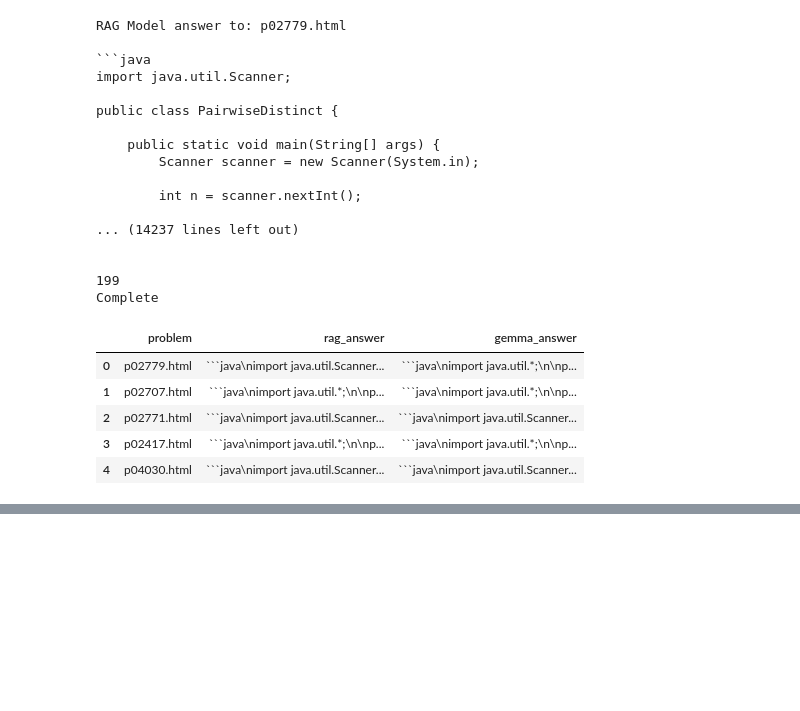
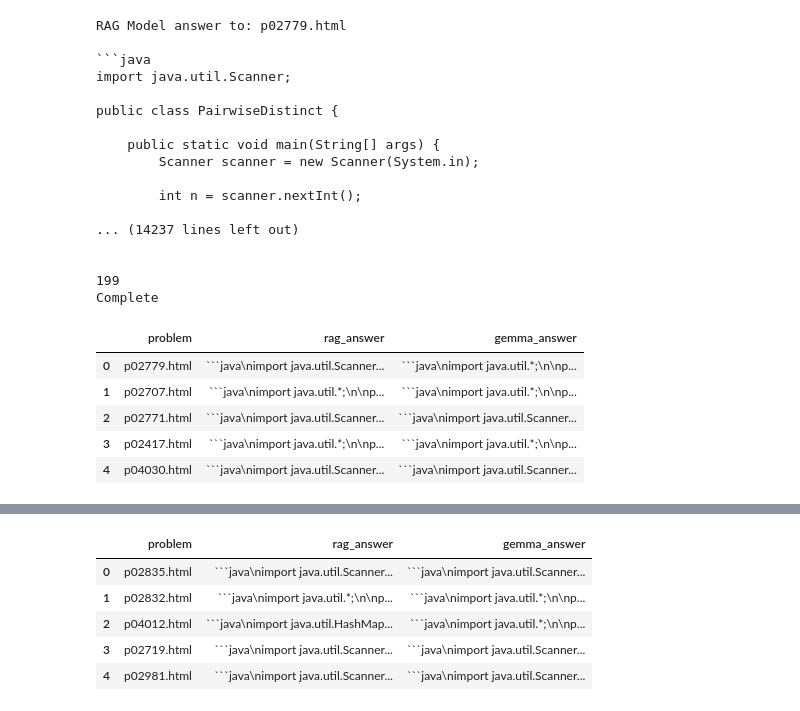
Before and after one commit to goakhill/augmented-llm-coder, a Jupyter notebook: QA_CodeNet250_gemma.ipynb, the cells around one changed output, grey strips where cells are left out. Drawn from its saved outputs; the diff is of its cells as text; code cells hidden in the pictures; blank space fills up the shorter version.

Commit message:
Answered 50 more questions

````diff
--- a/QA_CodeNet200_gemma.ipynb
+++ b/QA_CodeNet250_gemma.ipynb
@@ -161,14 +165,3 @@ qa_java200.head()
 | 4 | p04030.html | ```java\nimport java.util.Scanner... | ```java\nimport java.util.Scanner... |
 # %%
 qa_java200.to_csv("qa_java200.csv")
-# %%
-codellama_answers = []
-i = 0
-for problem in Java200["id"]:
-    question = Java200["desc"][i]
-    clm_a = codellama_chain.invoke(question)
-    print("Codellama answer to: " + problem + "\n\n" + clm_a + "\n\n")
-    codellama_answers.append(clm_a)
-    print(i)
-    print("Complete \n")
-    i+=1
@@ -174,0 +170,16 @@ for problem in Java200["id"]:
+# %%
+Java50 = Java250.iloc[200:250].reset_index(drop=True)
+# %%
+rag_answers = []
+gemma_answers = []
+i = 0
+for i, problem in enumerate(Java50["id"]):
+    question = Java50["desc"][i]
+    rag_a = rag_chain.invoke(question)
+    print("RAG Model answer to: " + problem + "\n\n" + rag_a + "\n\n")
+    gm_a = gemma_chain.invoke(question)
+    print("Gemma Model answer to: " + problem + "\n\n" + gm_a + "\n\n")
+    rag_answers.append(rag_a)
+    gemma_answers.append(gm_a)
+    print(i)
+    print("Complete \n")
@@ -174,0 +204,13 @@ for problem in Java200["id"]:
+# %%
+qa_java50 = pd.DataFrame(data = {"problem": Java50["id"],
+                                  "rag_answer": rag_answers,
+                                  "gemma_answer": gemma_answers})
+# %%
+qa_java50.head()
+# %% [output]
+|  | problem | rag_answer | gemma_answer |
+| 0 | p02835.html | ```java\nimport java.util.Scanner... | ```java\nimport java.util.Scanner... |
+| 1 | p02832.html | ```java\nimport java.util.*;\n\np... | ```java\nimport java.util.*;\n\np... |
+| 2 | p04012.html | ```java\nimport java.util.HashMap... | ```java\nimport java.util.*;\n\np... |
+| 3 | p02719.html | ```java\nimport java.util.Scanner... | ```java\nimport java.util.Scanner... |
+| 4 | p02981.html | ```java\nimport java.util.Scanner... | ```java\nimport java.util.Scanner... |
````
Also changed, not shown: parts of 8 cells of this notebook, 4 other files.
